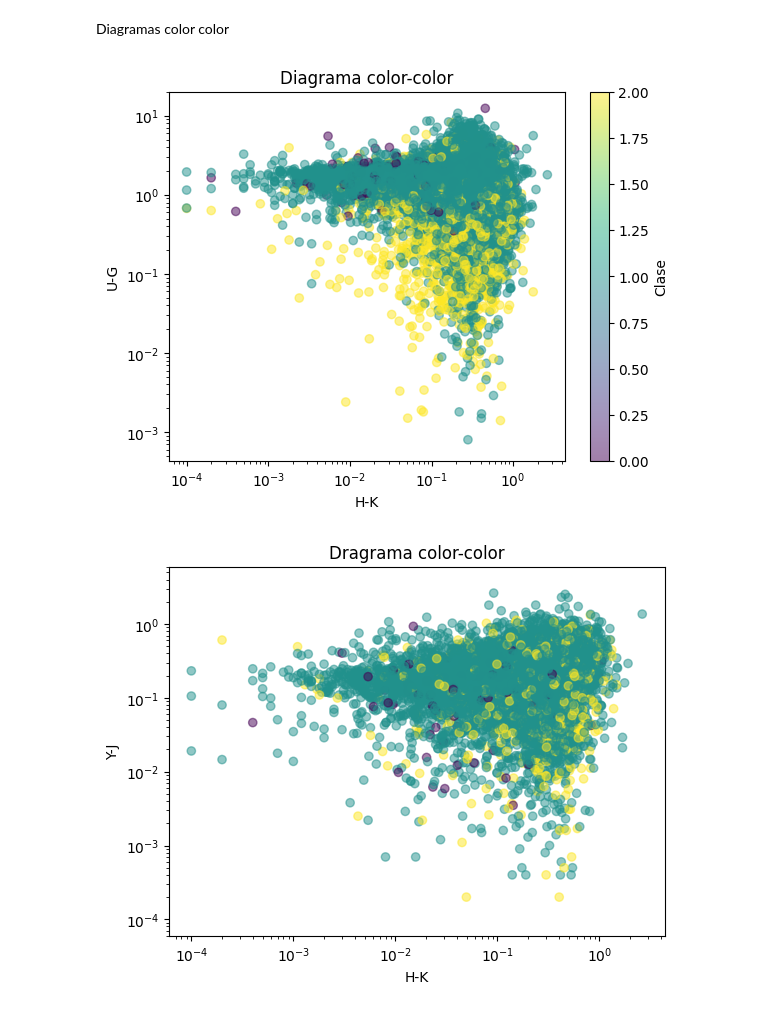
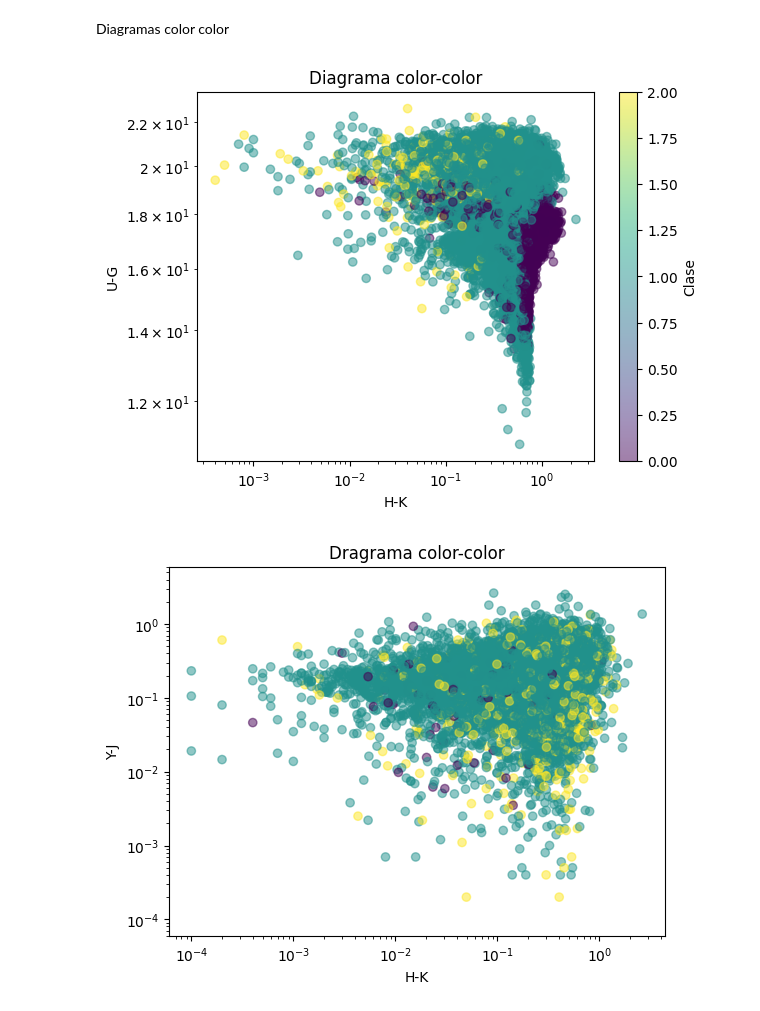
Before and after one commit to HombreRo12/Astromet_2024, a Jupyter notebook: Tp5/Exploración.ipynb, the cells around one changed output. Saved outputs shown, nothing was run; the diff lists cells and outputs as text; code cells hidden in the pictures.

```diff
--- a/Tp5/Exploración.ipynb
+++ b/Tp5/Exploración.ipynb
@@ -112,20 +112,20 @@ Vemos que en los radios hay que tirar Nans: los -99
 # %% [markdown]
 Diagramas color color
 # %%
-x1 = H - K
-y1 = U - G
+x1 = W2 - W1
+y1 = J
 color1 = clase
 
 plt.scatter(x1, y1, c=color1, cmap='viridis', alpha=0.5)
 plt.xlabel('H-K')
 plt.ylabel('U-G')
 plt.title('Diagrama color-color')
 plt.xscale('log')
 plt.yscale('log')
 plt.colorbar(label='Clase')
 plt.show()
 # %% [output]
-[figure, old version]
+[figure, new version]
 # %%
 x2 = H-K
 y2 = Y-J
```
Also changed, not shown: 7 other files.
